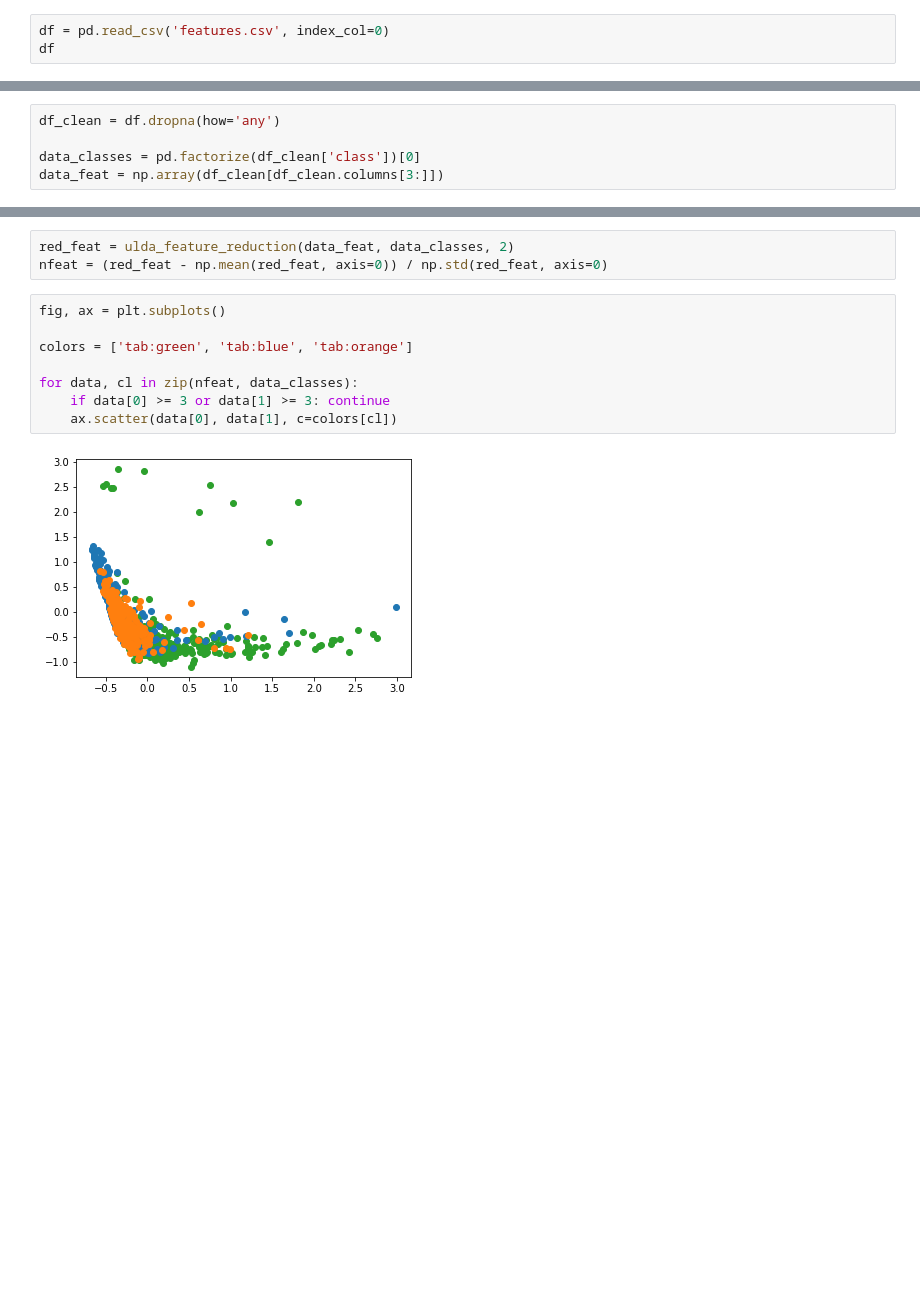
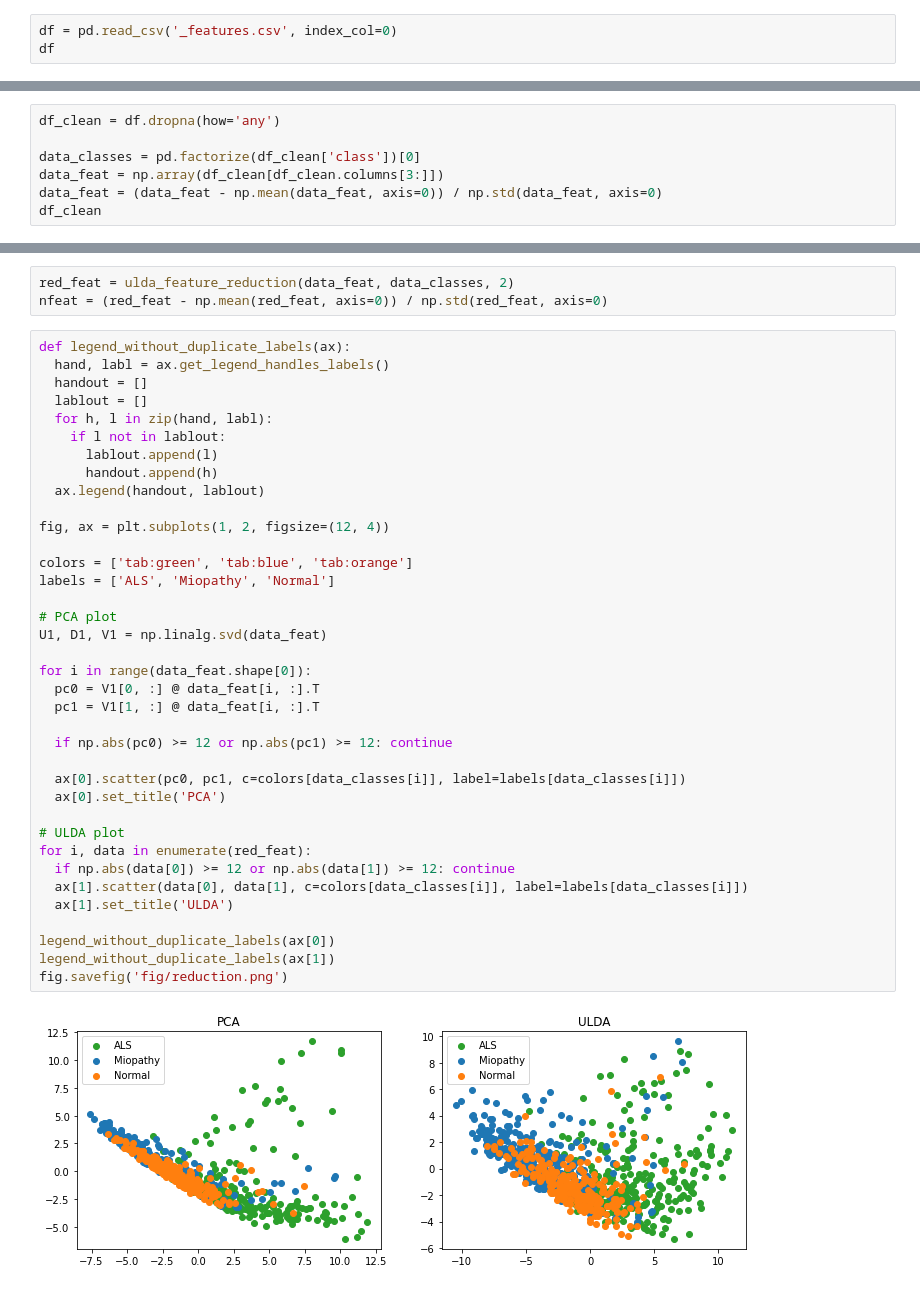
Before and after one commit to pabloreyesrobles/seminario-ipd477, a Jupyter notebook: ulda_reduction.ipynb, the cells around one changed output, grey strips where cells are left out. Saved outputs shown, nothing was run; the diff lists cells and outputs as text; blank space fills up the shorter version.

```diff
--- a/ulda_reduction.ipynb
+++ b/ulda_reduction.ipynb
@@ -4,7 +4,7 @@ import numpy as np
 import matplotlib.pyplot as plt
 from ulda import ulda, ulda_feature_reduction
 # %%
-df = pd.read_csv('features.csv', index_col=0)
+df = pd.read_csv('_features.csv', index_col=0)
 df
 # %% [output]
 |  | class | subject | muscles | WL_imf1 | WL_imf2 | WL_imf3 | WL_imf4 | WL_imf5 | WL_imf6 | WL_imf7 | ... | ... |
@@ -25,3 +25,5 @@ df_clean = df.dropna(how='any')
 
 data_classes = pd.factorize(df_clean['class'])[0]
 data_feat = np.array(df_clean[df_clean.columns[3:]])
+data_feat = (data_feat - np.mean(data_feat, axis=0)) / np.std(data_feat, axis=0)
+df_clean
@@ -29,13 +45,42 @@ data_feat = np.array(df_clean[df_clean.columns[3:]])
 red_feat = ulda_feature_reduction(data_feat, data_classes, 2)
 nfeat = (red_feat - np.mean(red_feat, axis=0)) / np.std(red_feat, axis=0)
 # %%
-fig, ax = plt.subplots()
+def legend_without_duplicate_labels(ax):
+  hand, labl = ax.get_legend_handles_labels()
+  handout = []
+  lablout = []
+  for h, l in zip(hand, labl):
+    if l not in lablout:
+      lablout.append(l)
+      handout.append(h)
+  ax.legend(handout, lablout)
+
+fig, ax = plt.subplots(1, 2, figsize=(12, 4))
 
 colors = ['tab:green', 'tab:blue', 'tab:orange']
+labels = ['ALS', 'Miopathy', 'Normal']
 
-for data, cl in zip(nfeat, data_classes):
-    if data[0] >= 3 or data[1] >= 3: continue
-    ax.scatter(data[0], data[1], c=colors[cl])
+# PCA plot
+U1, D1, V1 = np.linalg.svd(data_feat)
+
+for i in range(data_feat.shape[0]):
+  pc0 = V1[0, :] @ data_feat[i, :].T
+  pc1 = V1[1, :] @ data_feat[i, :].T
+
+  if np.abs(pc0) >= 12 or np.abs(pc1) >= 12: continue
+
+  ax[0].scatter(pc0, pc1, c=colors[data_classes[i]], label=labels[data_classes[i]])
+  ax[0].set_title('PCA')
+
+# ULDA plot
+for i, data in enumerate(red_feat):
+  if np.abs(data[0]) >= 12 or np.abs(data[1]) >= 12: continue
+  ax[1].scatter(data[0], data[1], c=colors[data_classes[i]], label=labels[data_classes[i]])
+  ax[1].set_title('ULDA')
+
+legend_without_duplicate_labels(ax[0])
+legend_without_duplicate_labels(ax[1])
+fig.savefig('fig/reduction.png')
 # %% [output]
-[figure, old version]
+[figure, new version]
 # %%
```
Also changed, not shown: parts of 4 cells of this notebook, 3 other files.
